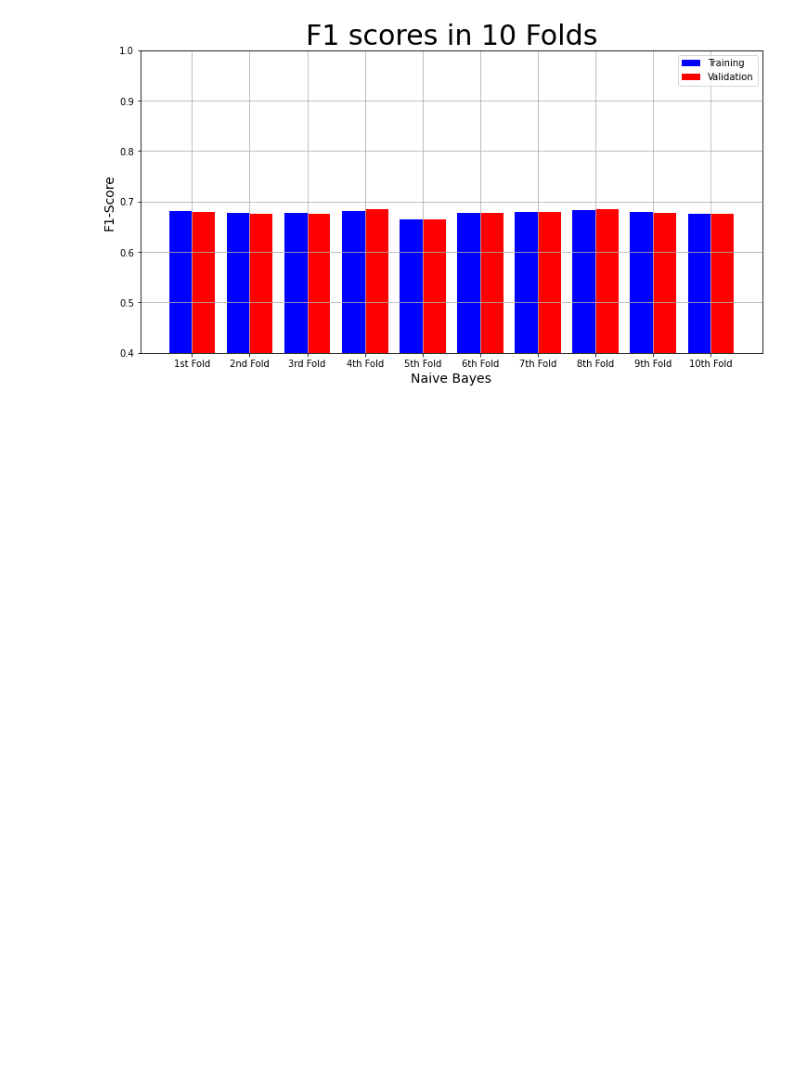
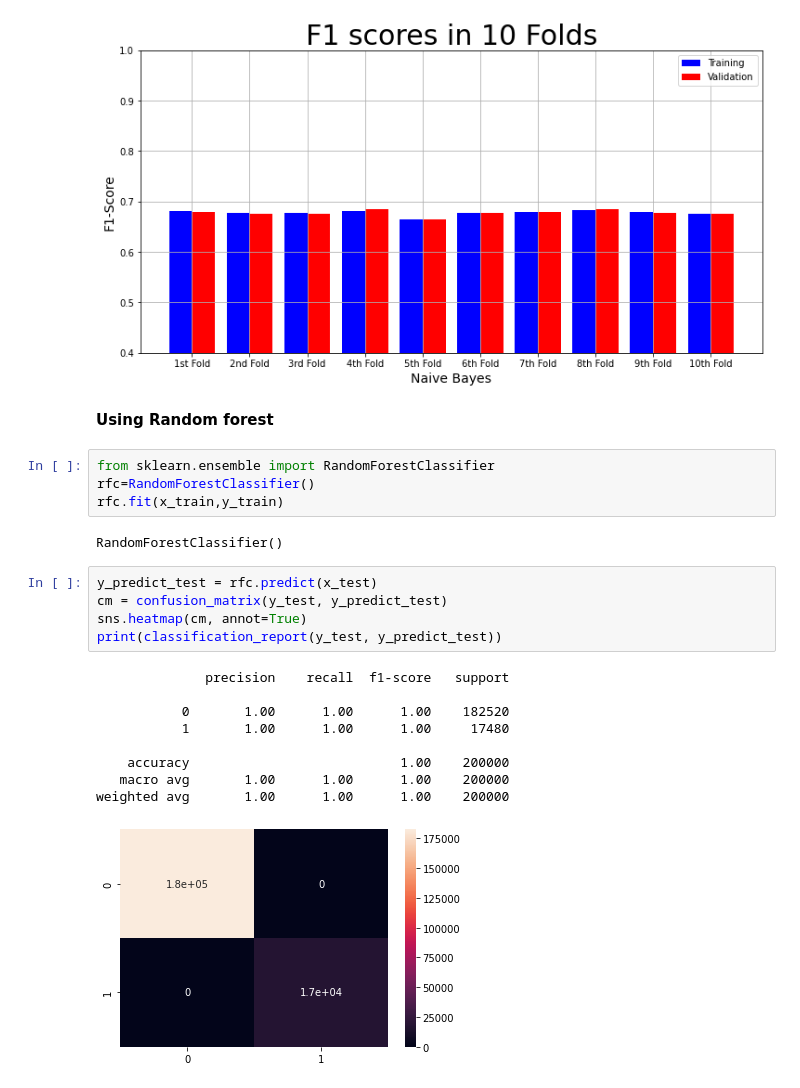
Before and after one commit to thequanic/Credit_card_fraud_detection, a Jupyter notebook: model.ipynb, the cells around one changed output. Saved outputs shown, nothing was run; the diff lists cells and outputs as text; blank space fills up the shorter version.

```diff
--- a/model.ipynb
+++ b/model.ipynb
@@ -334,3 +334,26 @@ plot_result("Naive Bayes",
             nb_result["Validation F1 scores"])
 # %% [output]
 [figure]
+# %% [markdown]
+**Using Random forest**
+# %%
+from sklearn.ensemble import RandomForestClassifier
+rfc=RandomForestClassifier()
+rfc.fit(x_train,y_train)
+# %% [output]
+RandomForestClassifier()
+# %%
+y_predict_test = rfc.predict(x_test)
+cm = confusion_matrix(y_test, y_predict_test)
+sns.heatmap(cm, annot=True)
+print(classification_report(y_test, y_predict_test))
+# %% [output]
+              precision    recall  f1-score   support
+
+           0       1.00      1.00      1.00    182520
+           1       1.00      1.00      1.00     17480
+
+    accuracy                           1.00    200000
+   macro avg       1.00      1.00      1.00    200000
+weighted avg       1.00      1.00      1.00    200000
+[figure, added]
```
Also changed, not shown: parts of 3 cells of this notebook.
